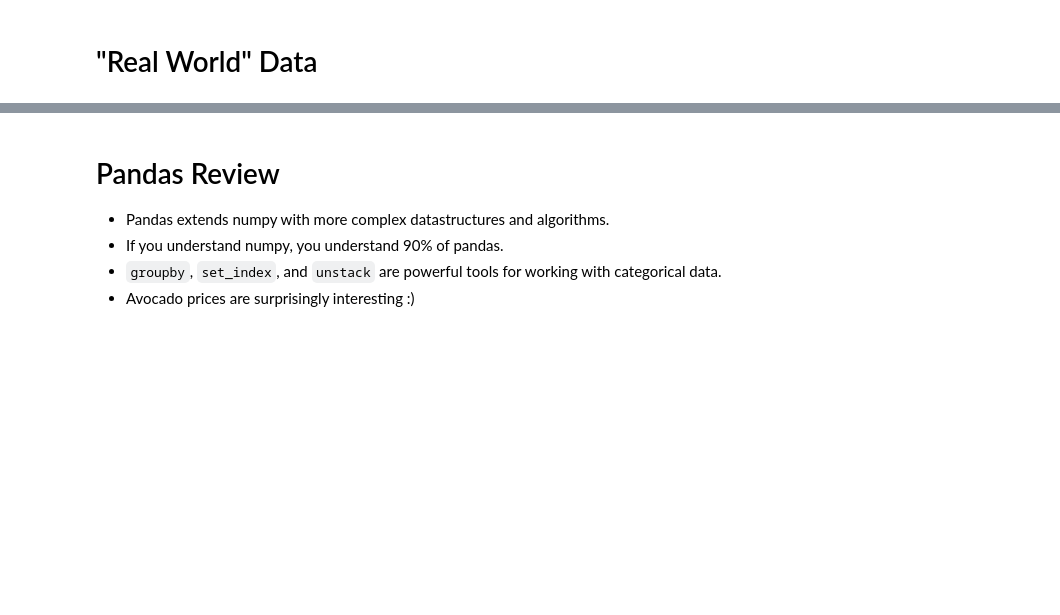
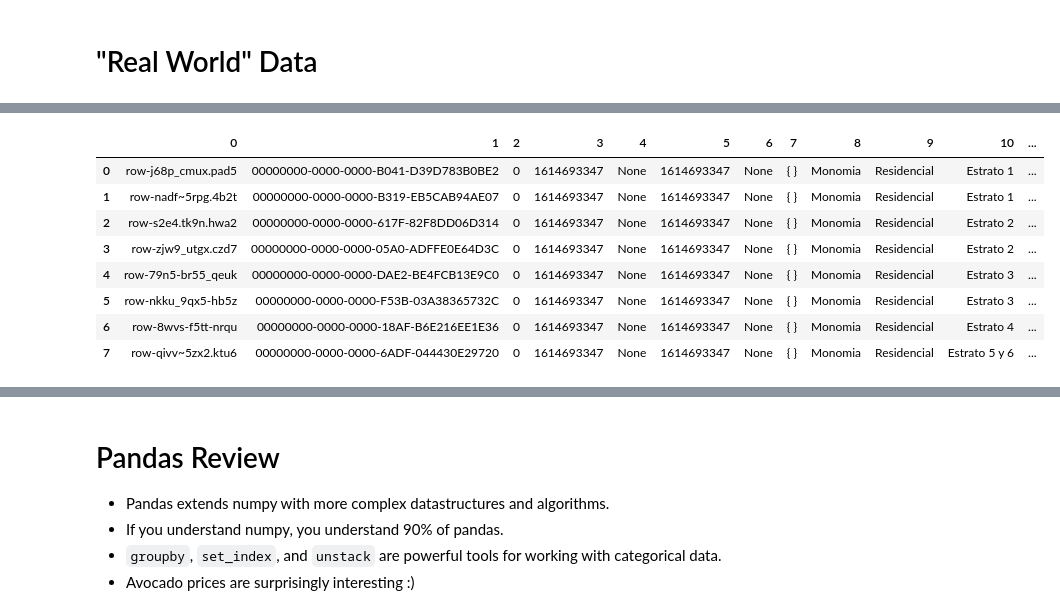
Before and after one commit to AndersonStick/MetNumUN2023II, a Jupyter notebook: Lab2/abarrerat_Lab2.ipynb, the cells around one changed output, grey strips where cells are left out. Cells and saved outputs as stored; diff of their text form; code cells hidden in the pictures; blank space fills up the shorter version.

```diff
--- a/Lab2/abarrerat_Lab2.ipynb
+++ b/Lab2/abarrerat_Lab2.ipynb
@@ -1568,0 +1707,18 @@ ax.set_xticklabels(ax.get_xticklabels(), rotation=45);
+# %%
+import pandas as pd
+import requests
+
+response = requests.get('https://www.datos.gov.co/api/views/hbc2-46b4/rows.json')
+data = response.json()
+T_Energia = pd.DataFrame(data.get('data', []))
+T_Energia
+# %% [output]
+|  | 0 | 1 | 2 | 3 | 4 | 5 | 6 | 7 | 8 | 9 | 10 | ... |
+| 0 | row-j68p_cmux.pad5 | 00000000-0000-0000-B041-D39D783B0BE2 | 0 | 1614693347 | None | 1614693347 | None | { } | Monomia | Residencial | Estrato 1 | ... |
+| 1 | row-nadf~5rpg.4b2t | 00000000-0000-0000-B319-EB5CAB94AE07 | 0 | 1614693347 | None | 1614693347 | None | { } | Monomia | Residencial | Estrato 1 | ... |
+| 2 | row-s2e4.tk9n.hwa2 | 00000000-0000-0000-617F-82F8DD06D314 | 0 | 1614693347 | None | 1614693347 | None | { } | Monomia | Residencial | Estrato 2 | ... |
+| 3 | row-zjw9_utgx.czd7 | 00000000-0000-0000-05A0-ADFFE0E64D3C | 0 | 1614693347 | None | 1614693347 | None | { } | Monomia | Residencial | Estrato 2 | ... |
+| 4 | row-79n5-br55_qeuk | 00000000-0000-0000-DAE2-BE4FCB13E9C0 | 0 | 1614693347 | None | 1614693347 | None | { } | Monomia | Residencial | Estrato 3 | ... |
+| 5 | row-nkku_9qx5-hb5z | 00000000-0000-0000-F53B-03A38365732C | 0 | 1614693347 | None | 1614693347 | None | { } | Monomia | Residencial | Estrato 3 | ... |
+| 6 | row-8wvs-f5tt-nrqu | 00000000-0000-0000-18AF-B6E216EE1E36 | 0 | 1614693347 | None | 1614693347 | None | { } | Monomia | Residencial | Estrato 4 | ... |
+| 7 | row-qivv~5zx2.ktu6 | 00000000-0000-0000-6ADF-044430E29720 | 0 | 1614693347 | None | 1614693347 | None | { } | Monomia | Residencial | Estrato 5 y 6 | ... |
```
Also changed, not shown: parts of 47 cells of this notebook.
